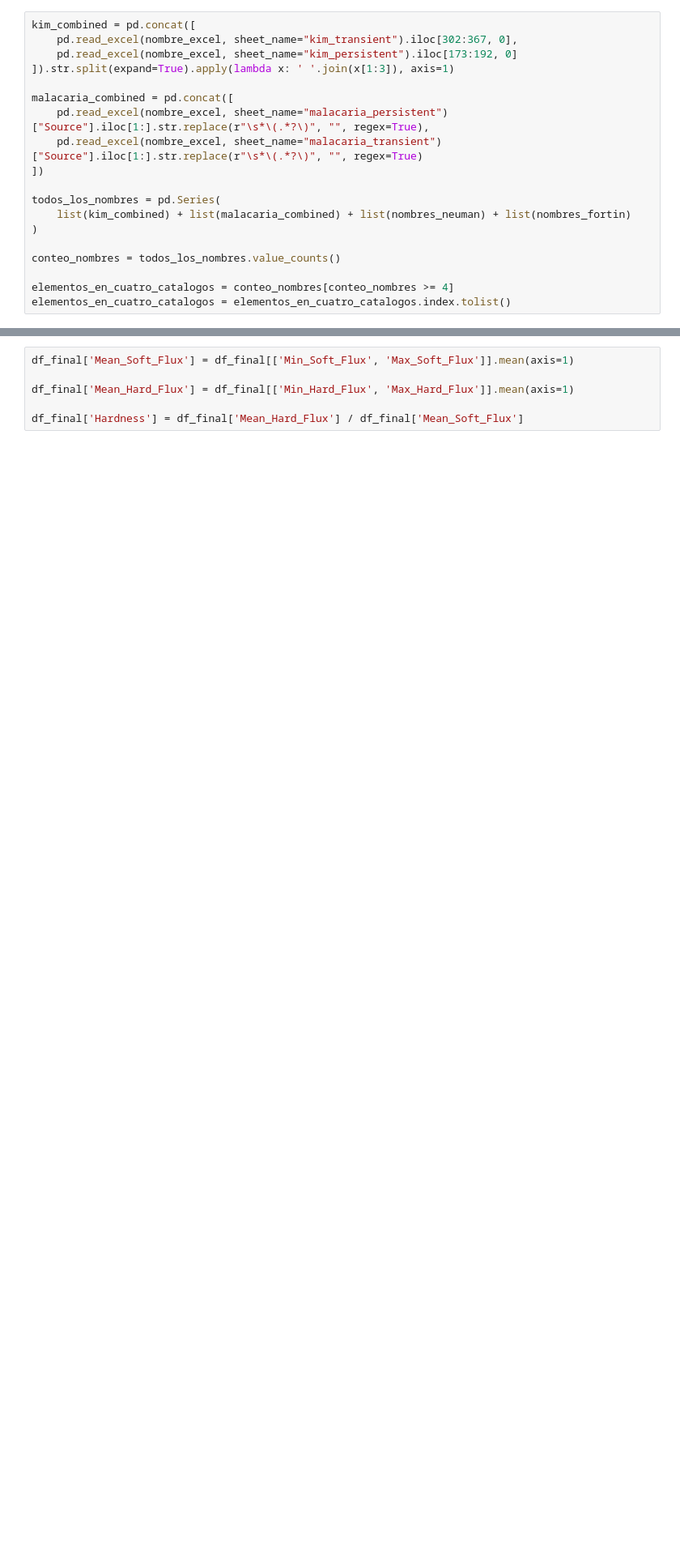
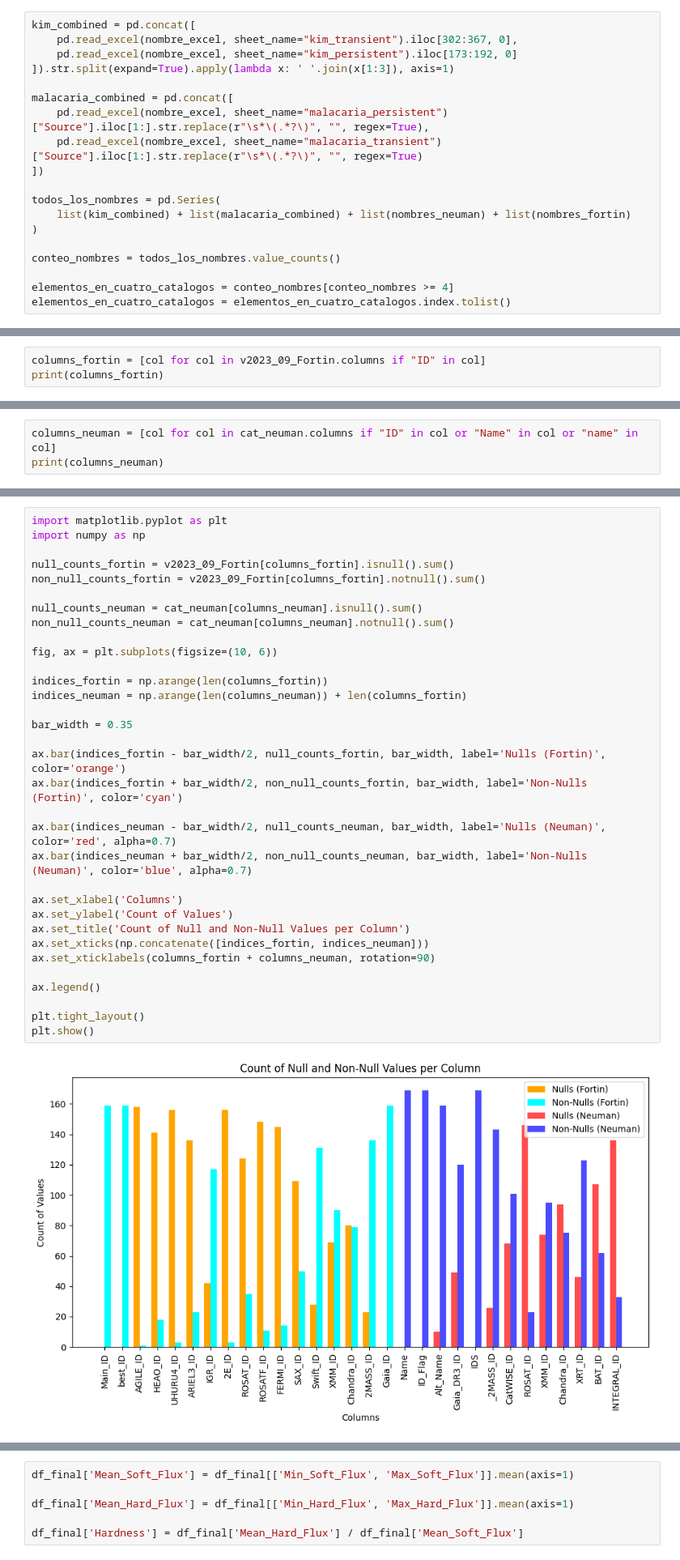
Before and after one commit to DiegoEspinozaoss/HMXBs_Catalog_Colaboration, a Jupyter notebook: Data_and_catalogs_proyect.ipynb, the cells around one changed output, grey strips where cells are left out. Shown at 81% size. Saved outputs shown, nothing was run; the diff lists cells and outputs as text; blank space fills up the shorter version.

```diff
--- a/Data_and_catalogs_proyect.ipynb
+++ b/Data_and_catalogs_proyect.ipynb
@@ -110,0 +127,3 @@ df_final = pd.merge(v2023_09_Fortin_comunes, cat_neuman_comunes, on='Nombre')
+# %%
+columns_fortin = [col for col in v2023_09_Fortin.columns if "ID" in col]
+print(columns_fortin)
@@ -110,0 +134,3 @@ df_final = pd.merge(v2023_09_Fortin_comunes, cat_neuman_comunes, on='Nombre')
+# %%
+columns_neuman = [col for col in cat_neuman.columns if "ID" in col or "Name" in col or "name" in col]
+print(columns_neuman)
@@ -110,0 +208,35 @@ df_final = pd.merge(v2023_09_Fortin_comunes, cat_neuman_comunes, on='Nombre')
+# %%
+import matplotlib.pyplot as plt
+import numpy as np
+
+null_counts_fortin = v2023_09_Fortin[columns_fortin].isnull().sum()
+non_null_counts_fortin = v2023_09_Fortin[columns_fortin].notnull().sum()
+
+null_counts_neuman = cat_neuman[columns_neuman].isnull().sum()
+non_null_counts_neuman = cat_neuman[columns_neuman].notnull().sum()
+
+fig, ax = plt.subplots(figsize=(10, 6))
+
+indices_fortin = np.arange(len(columns_fortin))
+indices_neuman = np.arange(len(columns_neuman)) + len(columns_fortin)
+
+bar_width = 0.35
+
+ax.bar(indices_fortin - bar_width/2, null_counts_fortin, bar_width, label='Nulls (Fortin)', color='orange')
+ax.bar(indices_fortin + bar_width/2, non_null_counts_fortin, bar_width, label='Non-Nulls (Fortin)', color='cyan')
+
+ax.bar(indices_neuman - bar_width/2, null_counts_neuman, bar_width, label='Nulls (Neuman)', color='red', alpha=0.7)
+ax.bar(indices_neuman + bar_width/2, non_null_counts_neuman, bar_width, label='Non-Nulls (Neuman)', color='blue', alpha=0.7)
+
+ax.set_xlabel('Columns')
+ax.set_ylabel('Count of Values')
+ax.set_title('Count of Null and Non-Null Values per Column')
+ax.set_xticks(np.concatenate([indices_fortin, indices_neuman]))
+ax.set_xticklabels(columns_fortin + columns_neuman, rotation=90)
+
+ax.legend()
+
+plt.tight_layout()
+plt.show()
+# %% [output]
+[figure, added]
```
Also changed, not shown: parts of 26 cells of this notebook, 2 other files.
